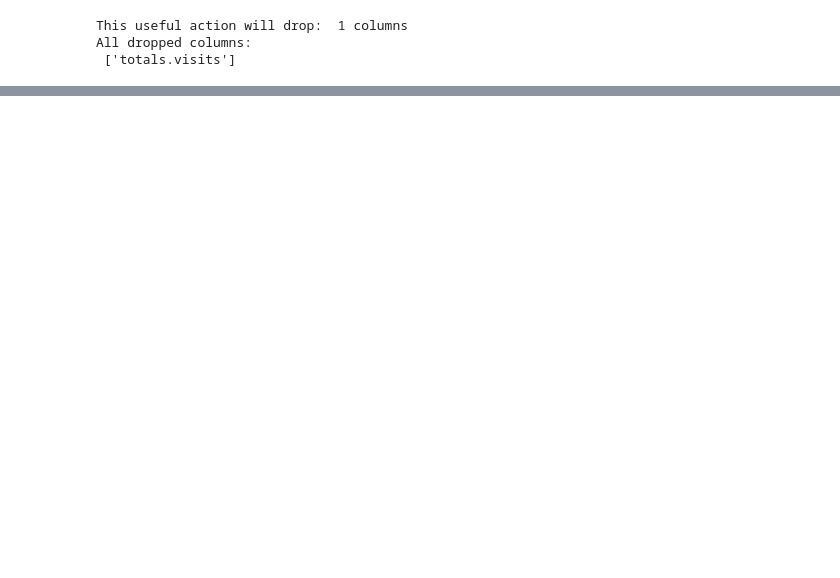
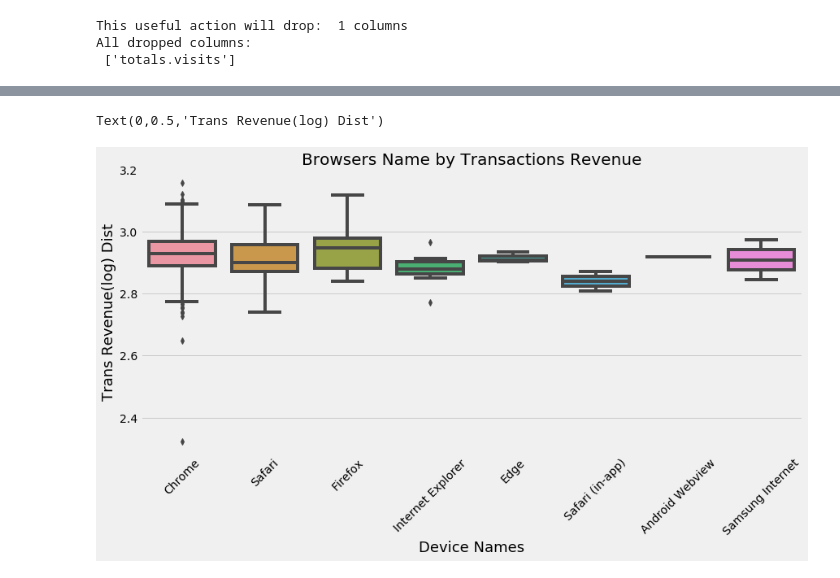
Before and after one commit to gane-dev/DeepLearning, a Jupyter notebook: kg-google-rev-prediction.ipynb, the cells around one changed output, grey strips where cells are left out. Drawn from its saved outputs; the diff is of its cells as text; code cells hidden in the pictures; blank space fills up the shorter version.

```diff
--- a/kg-google-rev-prediction.ipynb
+++ b/kg-google-rev-prediction.ipynb
@@ -269,0 +343,11 @@ The 'normed' kwarg is deprecated, and has been replaced by the 'density' kwarg.
+# %%
+plt.figure(figsize=(13,6))
+g1 = sns.boxplot(x='device.browser', y='totals.transactionRevenue', data = df_train[(df_train['device.browser'].isin((df_train['device.browser'].value_counts()[:10].index.values))) &
+                                  df_train['totals.transactionRevenue'] > 0])
+g1.set_title('Browsers Name by Transactions Revenue', fontsize=20) # title and fontsize
+g1.set_xticklabels(g1.get_xticklabels(),rotation=45) # It's the way to rotate the xticks when we use variable to our graphs
+g1.set_xlabel('Device Names', fontsize=18) # Xlabel
+g1.set_ylabel('Trans Revenue(log) Dist', fontsize=18) #Ylabel
+# %% [output]
+Text(0,0.5,'Trans Revenue(log) Dist')
+[figure, added]
```
Also changed, not shown: parts of 19 cells of this notebook.
